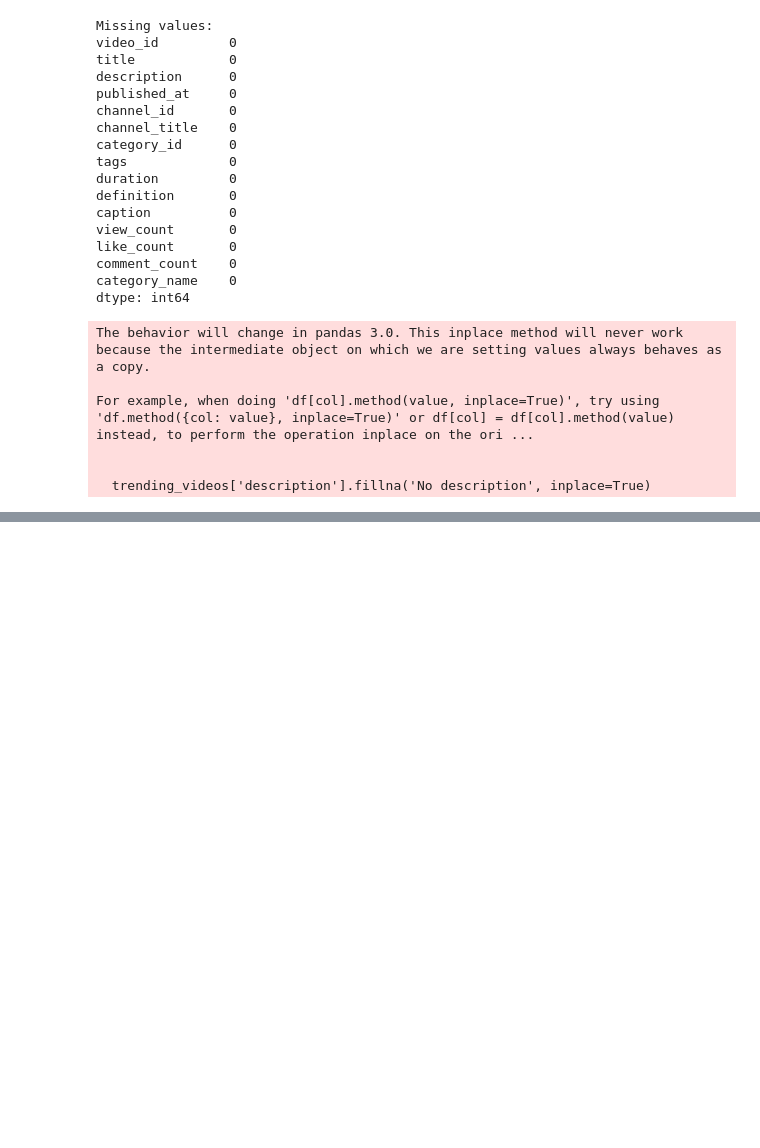
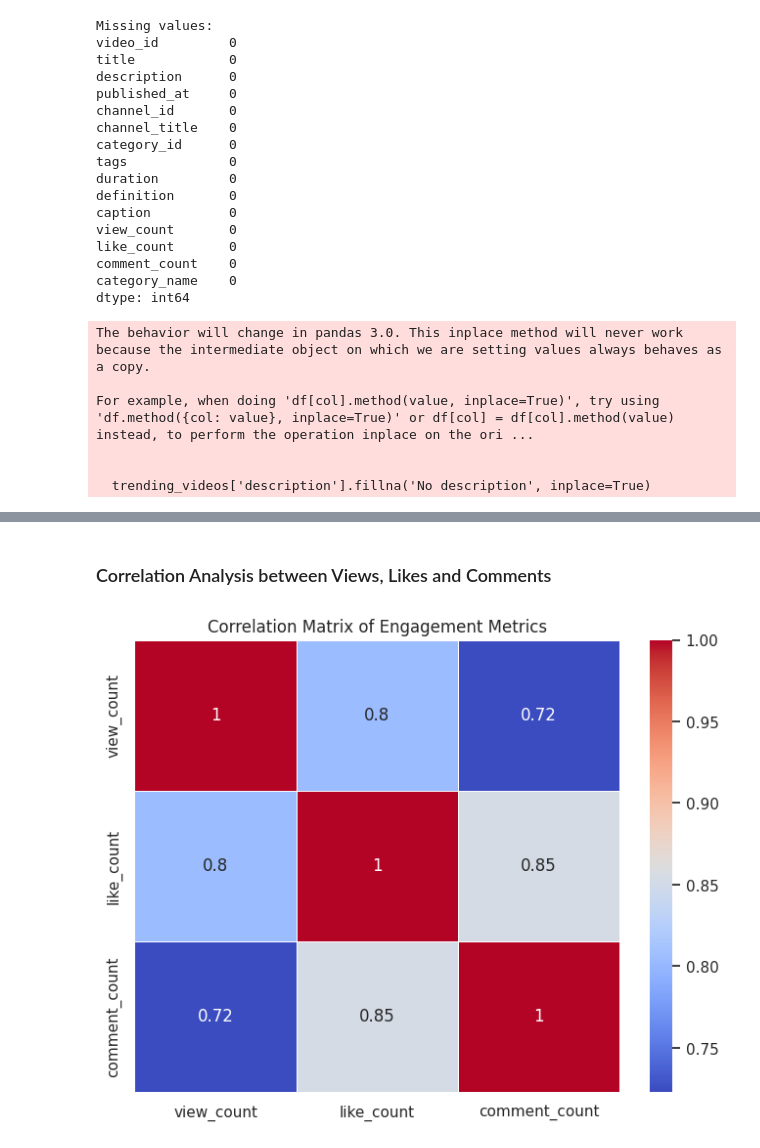
Before and after one commit to ARYAA98/YoutubeDataAnalysis, a Jupyter notebook: UK_YoutubeDataAnalysis.ipynb, the cells around one changed output, grey strips where cells are left out. Drawn from its saved outputs; the diff is of its cells as text; code cells hidden in the pictures; blank space fills up the shorter version.

```diff
--- a/UK_YoutubeDataAnalysis.ipynb
+++ b/UK_YoutubeDataAnalysis.ipynb
@@ -202,0 +248,13 @@ For example, when doing 'df[col].method(value, inplace=True)', try using 'df.met
+# %% [markdown]
+### Correlation Analysis between Views, Likes and Comments
+# %%
+# Correlation matrix
+correlation_matrix = trending_videos[['view_count', 'like_count', 'comment_count']].corr()
+
+# Plot correlation heatmap
+plt.figure(figsize=(8, 6))
+sns.heatmap(correlation_matrix, annot=True, cmap='coolwarm', linewidths=0.5)
+plt.title('Correlation Matrix of Engagement Metrics')
+plt.show()
+# %% [output]
+[figure, added]
```
Also changed, not shown: parts of 3 cells of this notebook.
